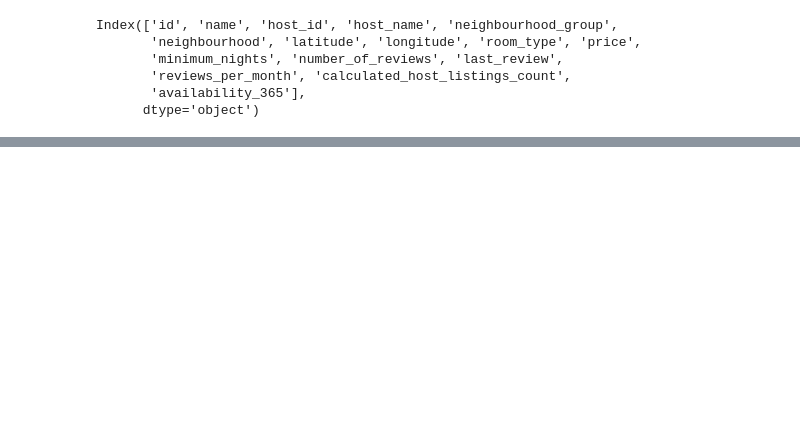
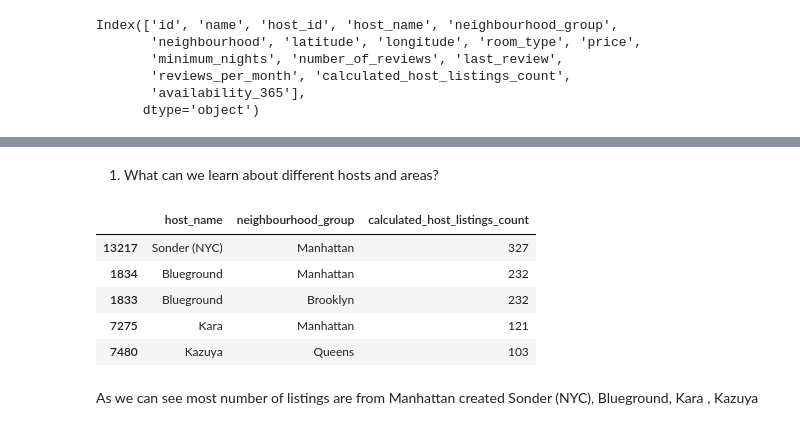
Before and after one commit to ankit1088/Airbnb-Bookings-Analysis, a Jupyter notebook: Airbnb_Bookings_Analysis_Capstone_Project.ipynb, the cells around one changed output, grey strips where cells are left out. Saved outputs shown, nothing was run; the diff lists cells and outputs as text; code cells hidden in the pictures; blank space fills up the shorter version.

```diff
--- a/Airbnb_Bookings_Analysis_Capstone_Project.ipynb
+++ b/Airbnb_Bookings_Analysis_Capstone_Project.ipynb
@@ -65,0 +85,14 @@ Index(['id', 'name', 'host_id', 'host_name', 'neighbourhood_group',
+# %% [markdown]
+1. What can we learn about different hosts and areas?
+# %%
+hosts_areas = new_df.groupby(['host_name','neighbourhood_group'])['calculated_host_listings_count'].max().reset_index()
+hosts_areas.sort_values(by='calculated_host_listings_count', ascending=False).head(5)
+# %% [output]
+|  | host_name | neighbourhood_group | calculated_host_listings_count |
+| 13217 | Sonder (NYC) | Manhattan | 327 |
+| 1834 | Blueground | Manhattan | 232 |
+| 1833 | Blueground | Brooklyn | 232 |
+| 7275 | Kara | Manhattan | 121 |
+| 7480 | Kazuya | Queens | 103 |
+# %% [markdown]
+As we can see most number of listings are from Manhattan created Sonder (NYC), Blueground, Kara , Kazuya
```
Also changed, not shown: parts of 6 cells of this notebook.
